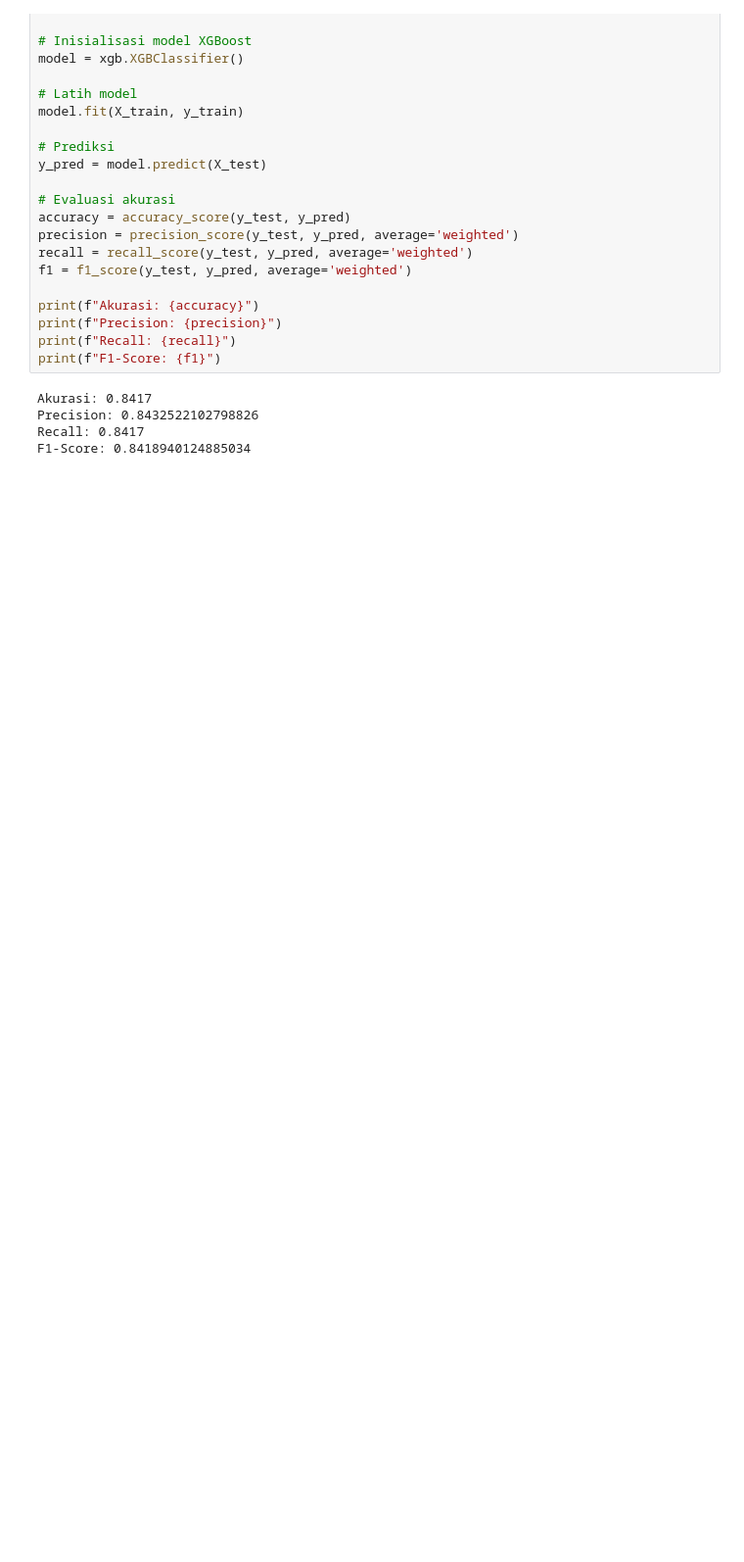
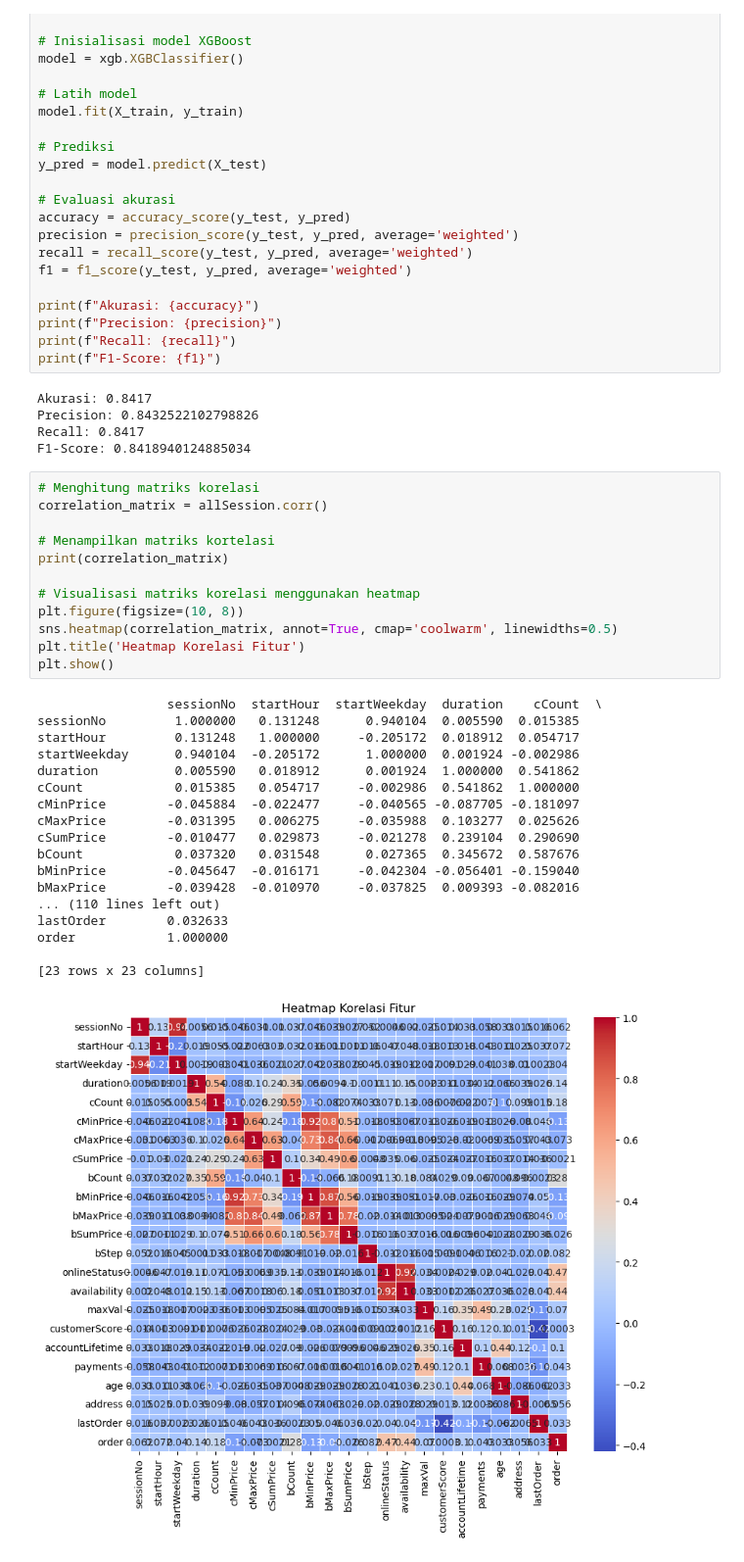
Before and after one commit to EIGHISTADWIPUTRA/Data_Mining_Tugas_1_Kel-1_C-1, a Jupyter notebook: Tugas 3/Datmin_2.ipynb, the cells around one changed output. Shown: that part at 98% size. Saved outputs shown, nothing was run; the diff lists cells and outputs as text; blank space fills up the shorter version.

```diff
--- a/Tugas 3/Datmin_2.ipynb
+++ b/Tugas 3/Datmin_2.ipynb
@@ -545,6 +527,37 @@ Akurasi: 0.8417
 Precision: 0.8432522102798826
 Recall: 0.8417
 F1-Score: 0.8418940124885034
+# %%
+# Menghitung matriks korelasi
+correlation_matrix = allSession.corr()
+
+# Menampilkan matriks kortelasi
+print(correlation_matrix)
+
+# Visualisasi matriks korelasi menggunakan heatmap
+plt.figure(figsize=(10, 8))
+sns.heatmap(correlation_matrix, annot=True, cmap='coolwarm', linewidths=0.5)
+plt.title('Heatmap Korelasi Fitur')
+plt.show()
+# %% [output]
+                 sessionNo  startHour  startWeekday  duration    cCount  \
+sessionNo         1.000000   0.131248      0.940104  0.005590  0.015385
+startHour         0.131248   1.000000     -0.205172  0.018912  0.054717
+startWeekday      0.940104  -0.205172      1.000000  0.001924 -0.002986
+duration          0.005590   0.018912      0.001924  1.000000  0.541862
+cCount            0.015385   0.054717     -0.002986  0.541862  1.000000
+cMinPrice        -0.045884  -0.022477     -0.040565 -0.087705 -0.181097
+cMaxPrice        -0.031395   0.006275     -0.035988  0.103277  0.025626
+cSumPrice        -0.010477   0.029873     -0.021278  0.239104  0.290690
+bCount            0.037320   0.031548      0.027365  0.345672  0.587676
+bMinPrice        -0.045647  -0.016171     -0.042304 -0.056401 -0.159040
+bMaxPrice        -0.039428  -0.010970     -0.037825  0.009393 -0.082016
+... (110 lines left out)
+lastOrder        0.032633
+order            1.000000
+
+[23 rows x 23 columns]
+[figure, added]
 # %% [markdown]
 <a style='text-decoration:none;line-height:16px;display:flex;color:#5B5B62;padding:10px;justify-content:end;' href='https://deepnote.com?utm_source=created-in-deepnote-cell&projectId=aa28bcbc-1aa3-4d64-9d5c-7b5e30059e18' target="_blank">
 <img alt='Created in deepnote.com' style='display:inline;max-height:16px;margin:0px;margin-right:7.5px;' src='embedded-picture-1' > </img>
```
Also changed, not shown: parts of 13 cells of this notebook, 3 other files.
